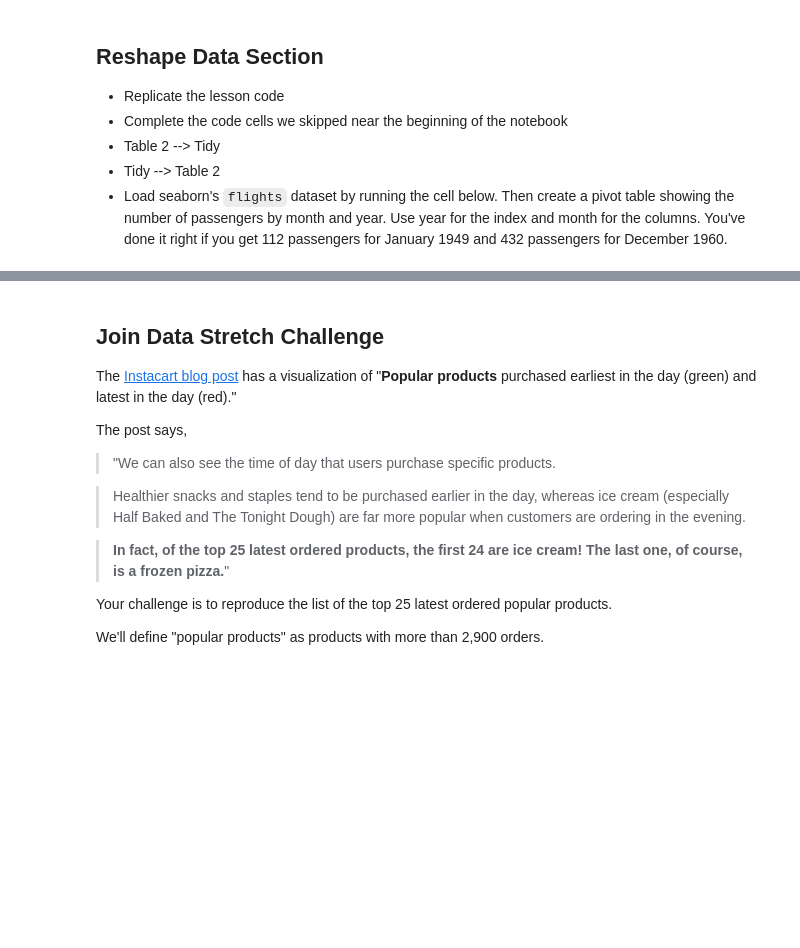
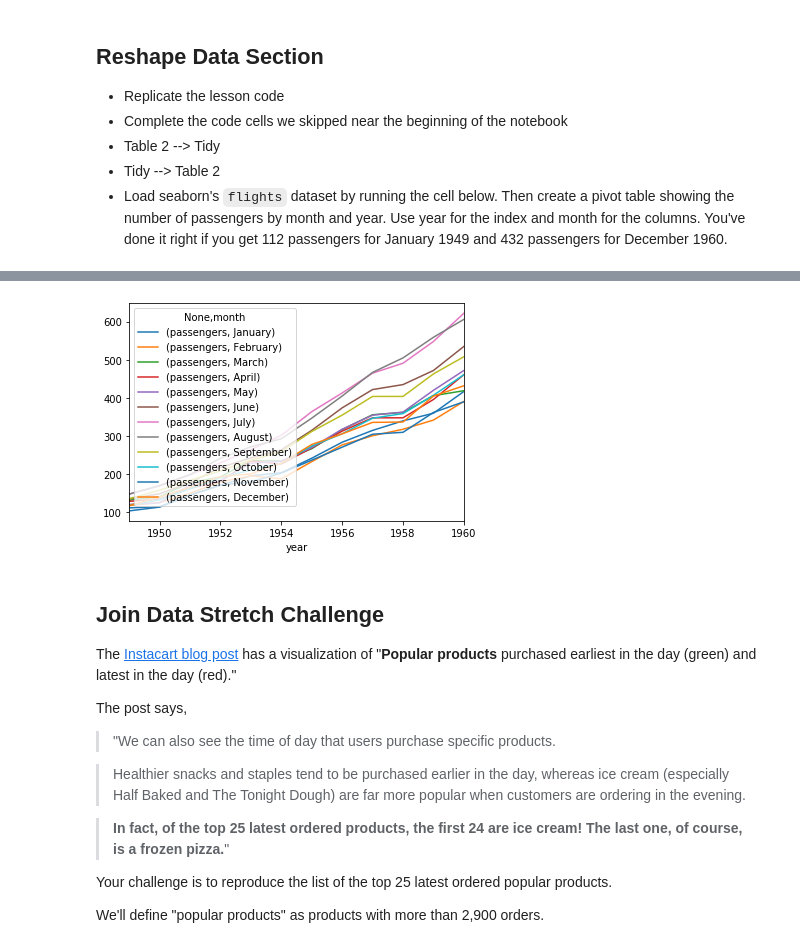
Before and after one commit to ivaben/DS-Unit-1-Sprint-1-Data-Wrangling-and-Storytelling, a Jupyter notebook: module3-join-and-reshape-data/LS_DS_113_Join_and_Reshape_Data_Assignment.ipynb, the cells around one changed output, grey strips where cells are left out. Saved outputs shown, nothing was run; the diff lists cells and outputs as text; code cells hidden in the pictures; blank space fills up the shorter version.

```diff
--- a/module3-join-and-reshape-data/LS_DS_113_Join_and_Reshape_Data_Assignment.ipynb
+++ b/module3-join-and-reshape-data/LS_DS_113_Join_and_Reshape_Data_Assignment.ipynb
@@ -112,3 +418,8 @@ flights = sns.load_dataset('flights')
+# %%
+flights.pivot_table(index='year',
+                   columns='month').plot();
+# %% [output]
+[figure, added]
 # %% [markdown]
 ## Join Data Stretch Challenge
 
```
Also changed, not shown: parts of 28 cells of this notebook.
